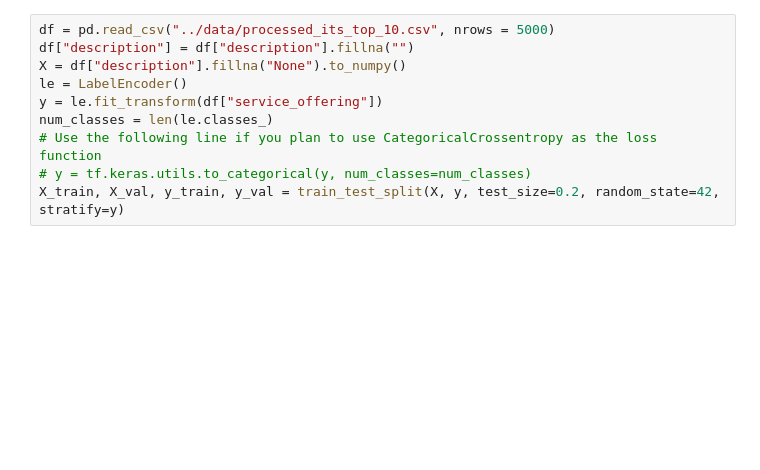
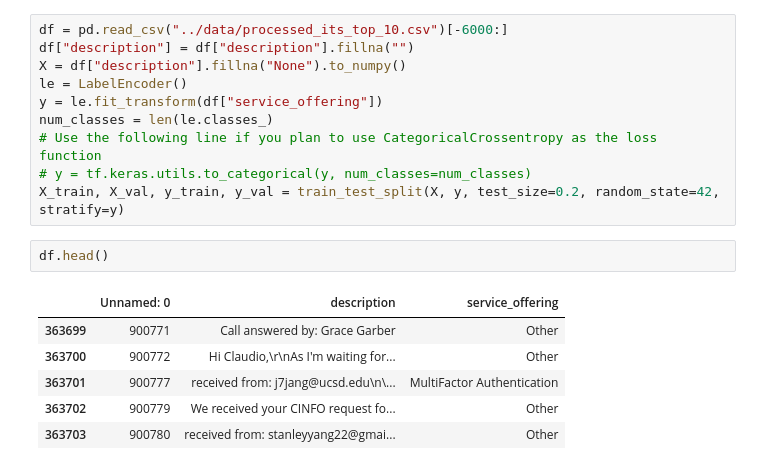
Before and after one commit to AlanXZhang/ITS-Classifier, a Jupyter notebook: notebooks/test_bert.ipynb, the cells around one changed output. Cells and saved outputs as stored; diff of their text form; blank space fills up the shorter version.

```diff
--- a/notebooks/test_bert.ipynb
+++ b/notebooks/test_bert.ipynb
@@ -22,5 +22,5 @@ To enable them in other operations, rebuild TensorFlow with the appropriate comp
 # %%
-df = pd.read_csv("../data/processed_its_top_10.csv", nrows = 5000)
+df = pd.read_csv("../data/processed_its_top_10.csv")[-6000:]
 df["description"] = df["description"].fillna("")
 X = df["description"].fillna("None").to_numpy()
 le = LabelEncoder()
@@ -29,4 +29,13 @@ num_classes = len(le.classes_)
 # Use the following line if you plan to use CategoricalCrossentropy as the loss function
 # y = tf.keras.utils.to_categorical(y, num_classes=num_classes)
 X_train, X_val, y_train, y_val = train_test_split(X, y, test_size=0.2, random_state=42, stratify=y)
+# %%
+df.head()
+# %% [output]
+|  | Unnamed: 0 | description | service_offering |
+| 363699 | 900771 | Call answered by: Grace Garber | Other |
+| 363700 | 900772 | Hi Claudio,\r\nAs I'm waiting for... | Other |
+| 363701 | 900777 | received from: j7jang@ucsd.edu\n\... | MultiFactor Authentication |
+| 363702 | 900779 | We received your CINFO request fo... | Other |
+| 363703 | 900780 | received from: stanleyyang22@gmai... | Other |
 # %%
```
Also changed, not shown: parts of 23 cells of this notebook, 3 other files.
